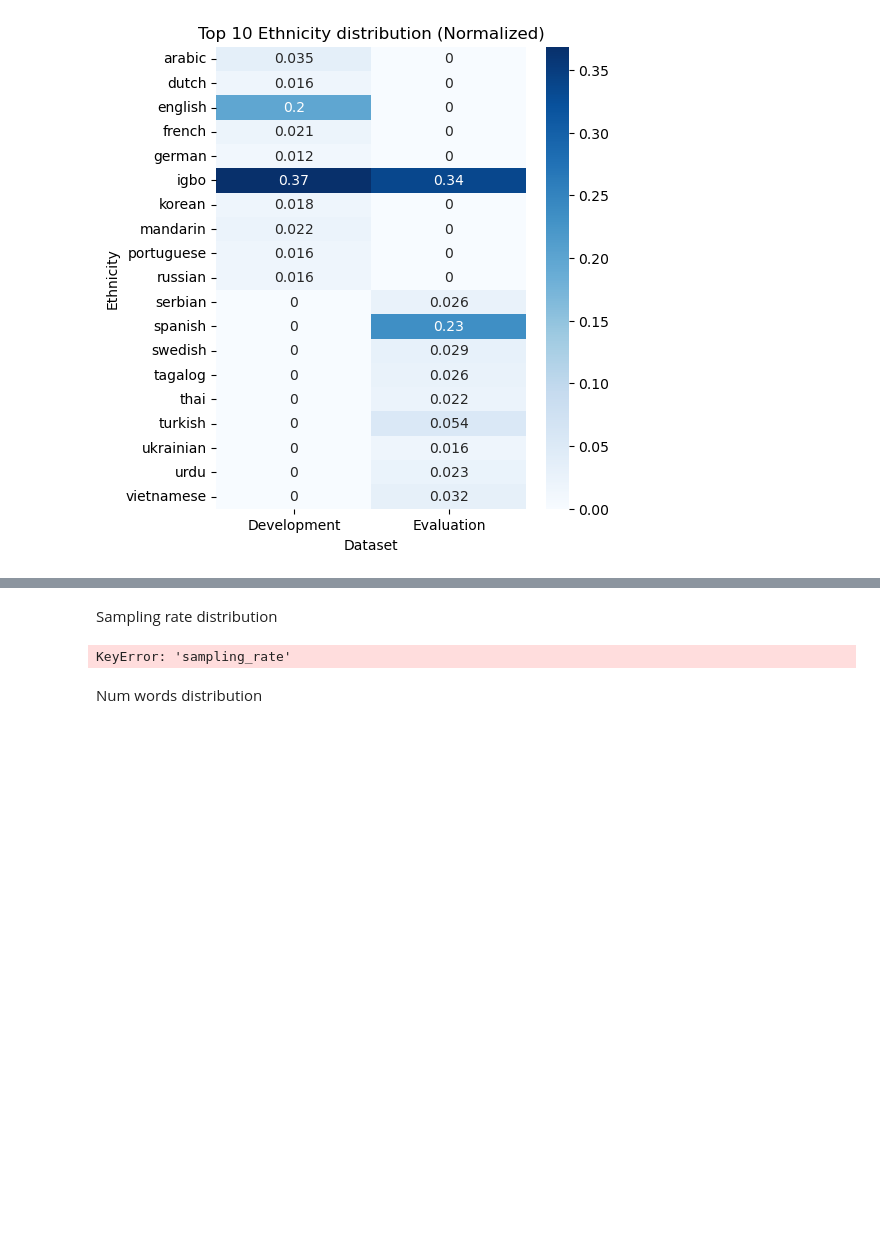
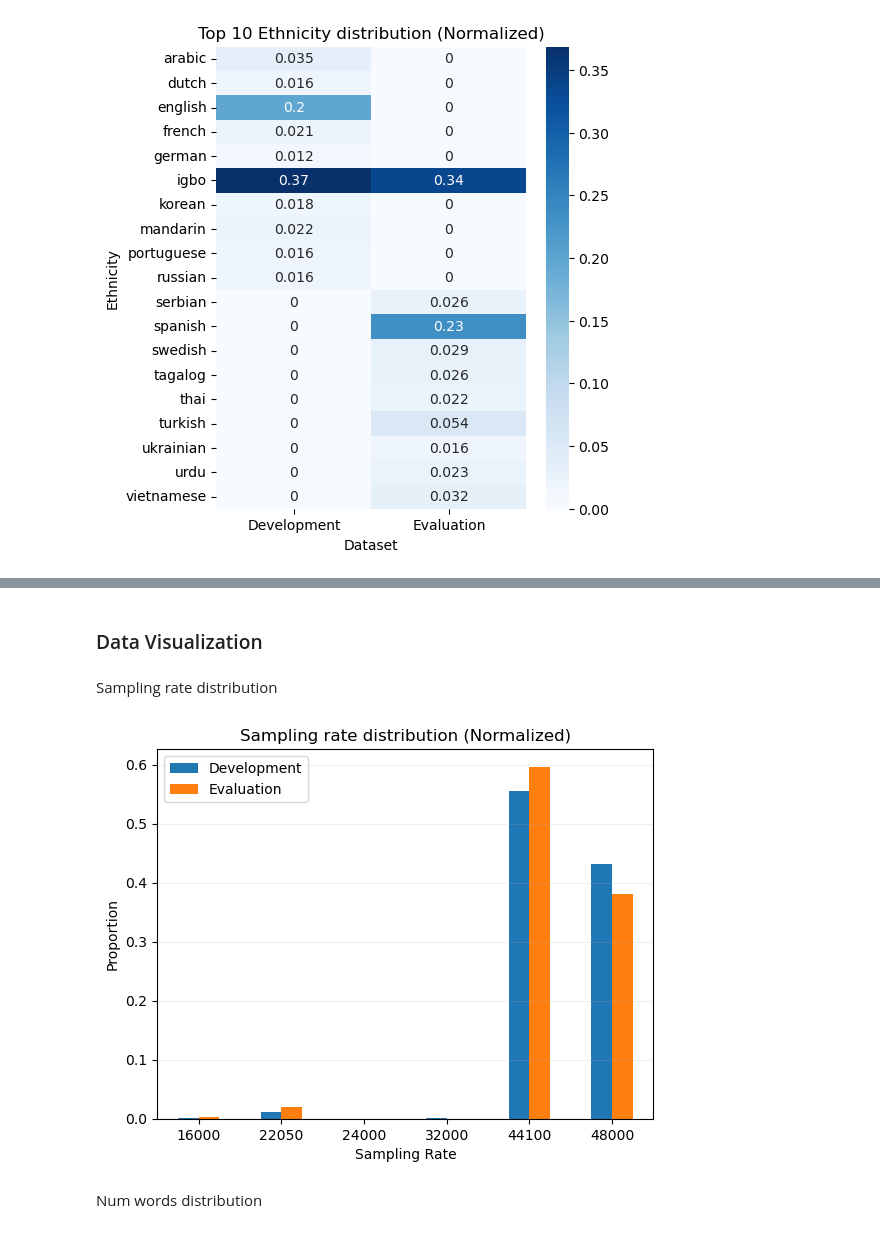
Before and after one commit to luca-byte/dsl-age-estimation, a Jupyter notebook: data_preprocessing.ipynb, the cells around one changed output, grey strips where cells are left out. Drawn from its saved outputs; the diff is of its cells as text; code cells hidden in the pictures; blank space fills up the shorter version.

```diff
--- a/data_preprocessing.ipynb
+++ b/data_preprocessing.ipynb
@@ -159,30 +189,32 @@ KeyboardInterrupt:
 # %%
 df_dev = pd.concat([df_dev, audio_dev], axis=1)
 df_eval = pd.concat([df_eval, audio_eval], axis=1)
+# %% [markdown]
+### Data Visualization
 # %% [markdown]
 Sampling rate distribution
 # %%
 
 # Calculate the value counts for sampling_rate in both datasets
 sampling_rate_dev_counts = df_dev["sampling_rate"].value_counts(normalize=True)
 sampling_rate_eval_counts = df_eval["sampling_rate"].value_counts(normalize=True)
 
 # Combine the counts into a single DataFrame
 sampling_rate_counts = pd.DataFrame({
     'Development': sampling_rate_dev_counts,
     'Evaluation': sampling_rate_eval_counts
 }).fillna(0)
 
 # Plot the sampling rate distribution
-sampling_rate_counts.plot(kind='bar')
+sampling_rate_counts.plot(kind='bar', rot=0)
 plt.title("Sampling rate distribution (Normalized)")
 plt.xlabel("Sampling Rate")
 plt.ylabel("Proportion")
 plt.legend()
 plt.grid(alpha=0.2, axis="y")
 plt.show()
 # %% [output]
-KeyError: 'sampling_rate'
+[figure, added]
 # %%
 df_dev.drop(columns=['sampling_rate'], inplace=True)
 df_eval.drop(columns=['sampling_rate'], inplace=True)
```
Also changed, not shown: parts of 18 cells of this notebook.
